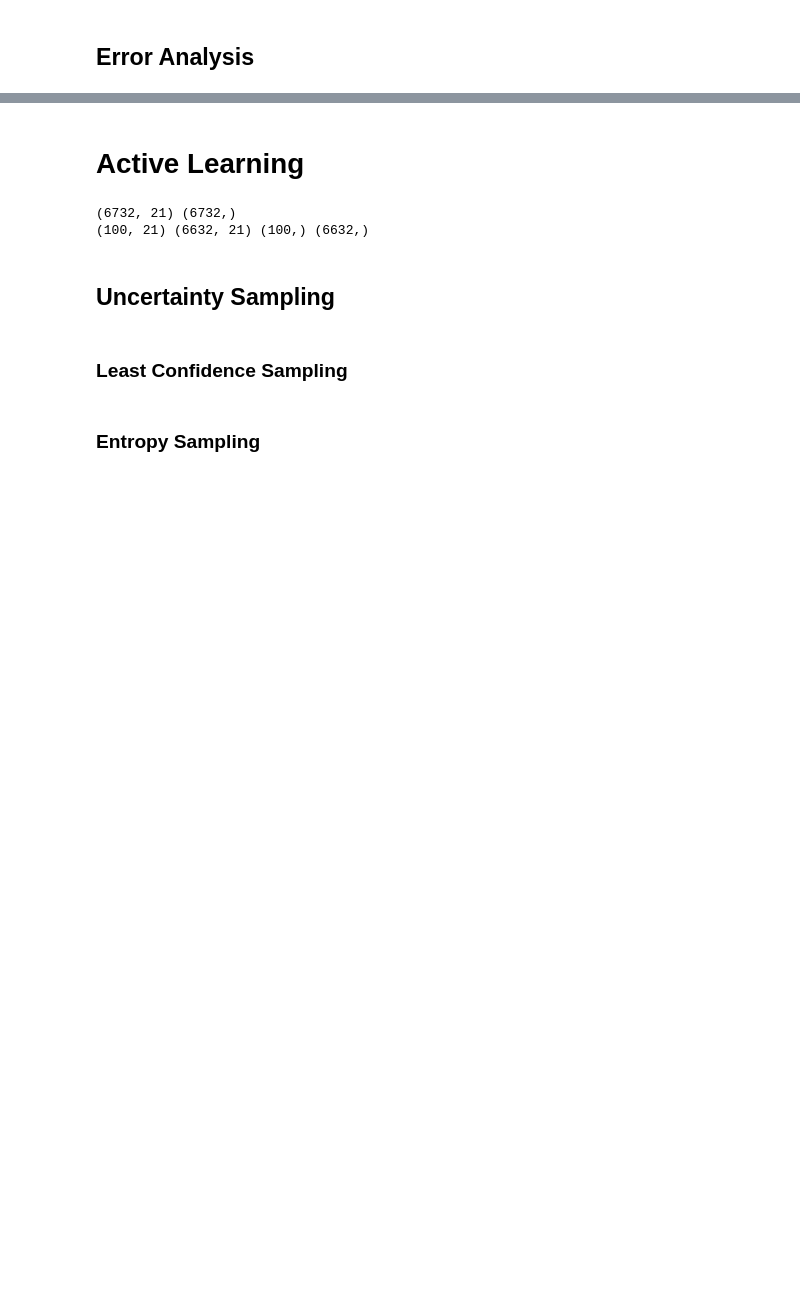
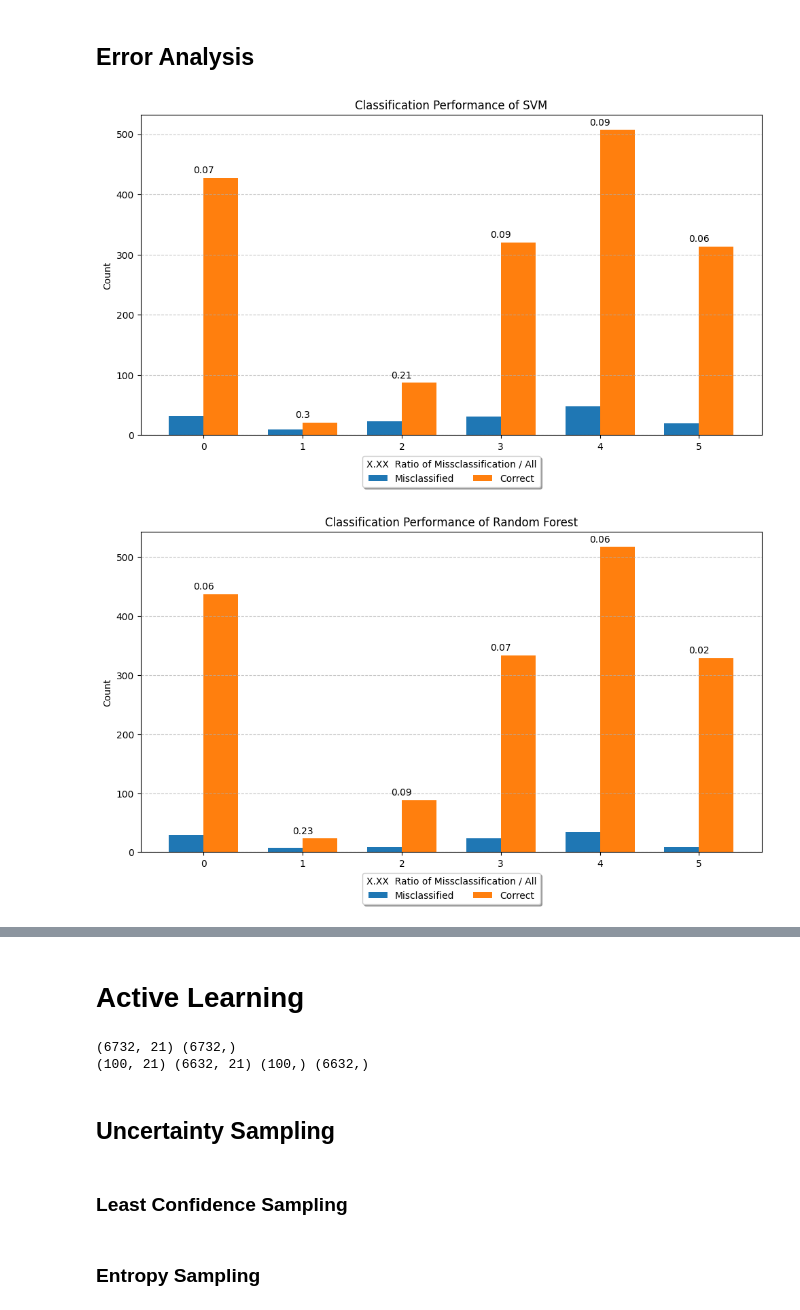
Before and after one commit to AbdullahAXR/Multifaceted-Machine-Learning-A-Multiclass-Classification, a Jupyter notebook: Project.ipynb, the cells around one changed output, grey strips where cells are left out. Cells and saved outputs as stored; diff of their text form; code cells hidden in the pictures; blank space fills up the shorter version.

```diff
--- a/Project.ipynb
+++ b/Project.ipynb
@@ -981,2 +986,63 @@ plt.show()
 # %% [markdown]
 ## Error Analysis
+# %%
+all_y_pred = [svm_y_pred, rf_y_pred, xgb_y_pred, lg_y_pred, knn_y_pred, dt_y_pred, cnn_y_pred]
+name = ['SVM', 'Random Forest', 'XGBClassifier', 'Logistic Regression', 'KNN', 'Decision Tree', 'CNN']
+
+def get_missclassified_classes(y_test_categorical, y_pred):
+    incorrect_list = []
+    correct_list = []
+    for i in range(len(y_test_categorical)):
+        if y_test_categorical[i] != y_pred[i]:
+            incorrect_list.append(y_test_categorical[i])
+        else:
+            correct_list.append(X_test[i])
+
+    from sklearn.metrics import confusion_matrix
+    cm = confusion_matrix(y_test_categorical, y_pred)
+
+    # Calculate total counts for each prediction
+    correct_counts = cm.diagonal()
+    misclassified_counts = cm.sum(axis=0) - correct_counts
+    miss_class = misclassified_counts / cm.sum(axis=1)
+
+    labels = ['0', '1', '2', '3', '4', '5']
+    for i in labels:
+        i = "Class"+str(i)+"Missclassified"+str(miss_class[int(i)])
+    x = np.arange(len(labels))  # the label locations
+    width = 0.35  # the width of the bars
+
+    fig, ax = plt.subplots(figsize=(10, 6))
+    rects1 = ax.bar(x - width/2, misclassified_counts, width, label='Misclassified')
+    rects2 = ax.bar(x + width/2, correct_counts, width, label='Correct')
+
+    # Add some text for labels, title and custom x-axis tick labels, etc.
+
+    PerformanceName = 'Classification Performance of '+ str(Name[j])
+    ax.set_ylabel('Count')
+    ax.set_title(PerformanceName)
+    ax.set_xticks(x)
+    ax.set_xticklabels(labels)
+    class_ratios = [str(round(rects1/(rects1+rects2),2)) for rects1, rects2 in zip(misclassified_counts, correct_counts)]
+
+    # set a label at the tob of each class bars with the class ratio of missclassified to correct labels
+    for i in range(len(labels)):
+        plt.annotate(class_ratios[i],
+                    xy=(x[i], correct_counts[i]),
+                    xytext=(0, 3),
+                    textcoords="offset points",
+                    ha='center', va='bottom')
+    ax.legend(title="X.XX  Ratio of Missclassification / All",loc='upper center', bbox_to_anchor=(0.5, -0.05), shadow=True, ncol=2)
+
+
+
+    plt.grid(axis="y", linestyle="--", alpha=0.7)
+    fig.tight_layout()
+    plt.show()
+
+for j in range(len(all_y_pred)):
+    y_pred = all_y_pred[j]
+    get_missclassified_classes(y_test_categorical, y_pred)
+# %% [output]
+[figure, added]
+[figure, added]
```
Also changed, not shown: parts of 21 cells of this notebook.
